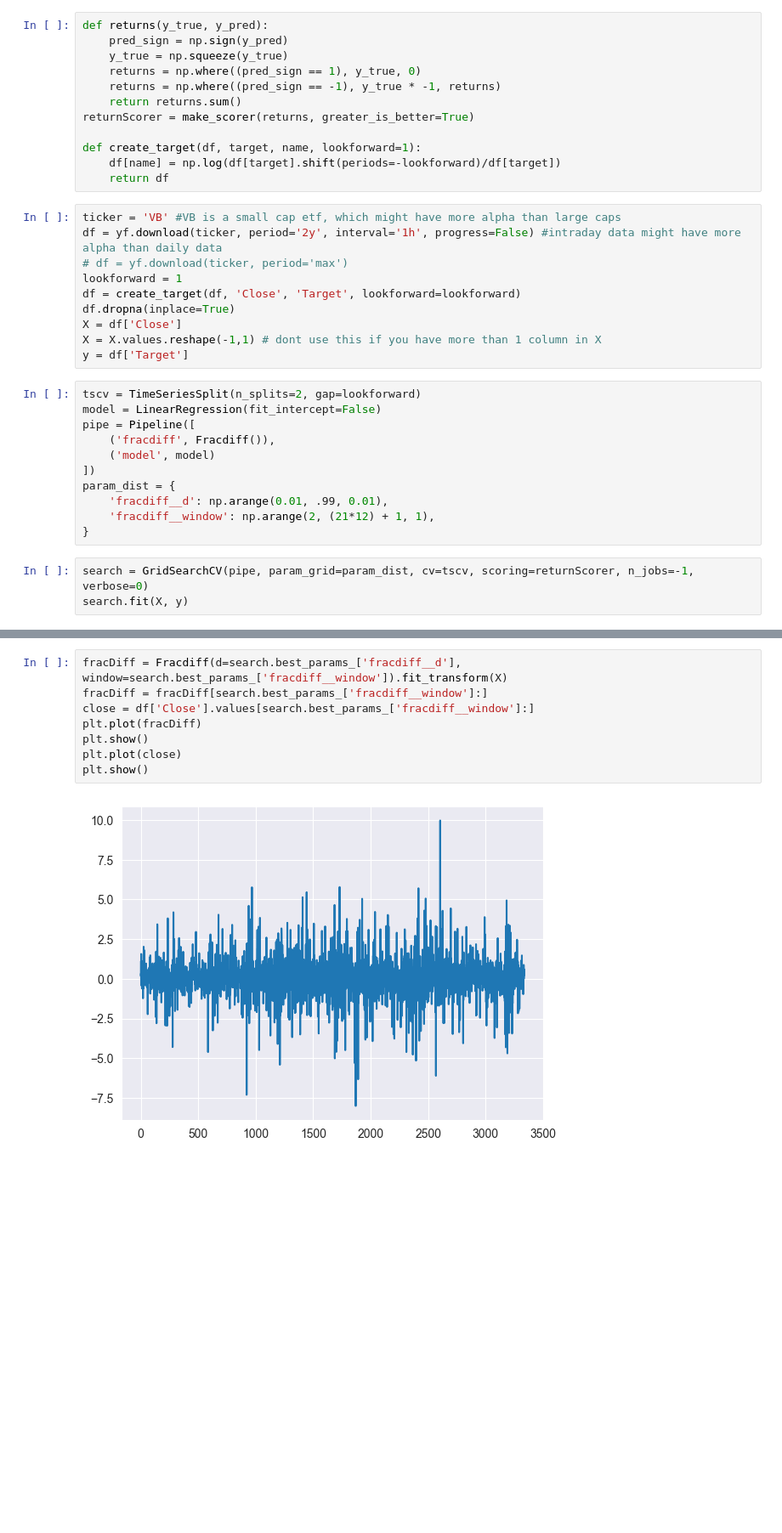
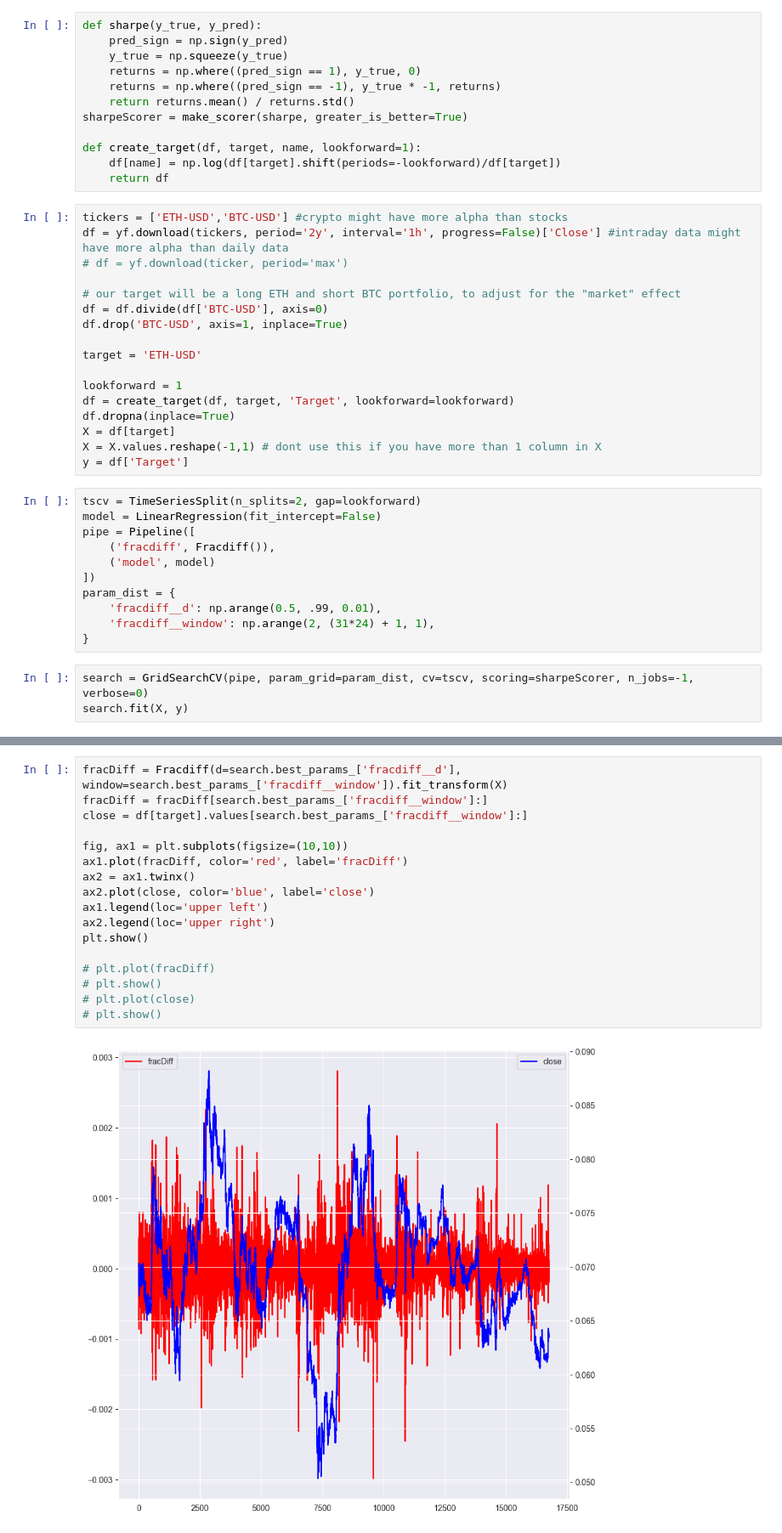
Before and after one commit to fracdiff/fracdiff, a Jupyter notebook: examples/Frac Diff Example.ipynb, the cells around one changed output, grey strips where cells are left out. Shown: that part at 85% size. Saved outputs shown, nothing was run; the diff lists cells and outputs as text; blank space fills up the shorter version.

```diff
--- a/examples/Frac Diff Example.ipynb
+++ b/examples/Frac Diff Example.ipynb
@@ -12,23 +16,30 @@ from sklearn.dummy import DummyRegressor
 # %%
-def returns(y_true, y_pred):
+def sharpe(y_true, y_pred):
     pred_sign = np.sign(y_pred)
     y_true = np.squeeze(y_true)
     returns = np.where((pred_sign == 1), y_true, 0)
     returns = np.where((pred_sign == -1), y_true * -1, returns)
-    return returns.sum()
-returnScorer = make_scorer(returns, greater_is_better=True)
+    return returns.mean() / returns.std()
+sharpeScorer = make_scorer(sharpe, greater_is_better=True)
 
 def create_target(df, target, name, lookforward=1):
     df[name] = np.log(df[target].shift(periods=-lookforward)/df[target])
     return df
 # %%
-ticker = 'VB' #VB is a small cap etf, which might have more alpha than large caps
-df = yf.download(ticker, period='2y', interval='1h', progress=False) #intraday data might have more alpha than daily data
+tickers = ['ETH-USD','BTC-USD'] #crypto might have more alpha than stocks
+df = yf.download(tickers, period='2y', interval='1h', progress=False)['Close'] #intraday data might have more alpha than daily data
 # df = yf.download(ticker, period='max')
+
+# our target will be a long ETH and short BTC portfolio, to adjust for the "market" effect
+df = df.divide(df['BTC-USD'], axis=0)
+df.drop('BTC-USD', axis=1, inplace=True)
+
+target = 'ETH-USD'
+
 lookforward = 1
-df = create_target(df, 'Close', 'Target', lookforward=lookforward)
+df = create_target(df, target, 'Target', lookforward=lookforward)
 df.dropna(inplace=True)
-X = df['Close']
+X = df[target]
 X = X.values.reshape(-1,1) # dont use this if you have more than 1 column in X
 y = df['Target']
 # %%
@@ -39,9 +50,9 @@ pipe = Pipeline([
     ('model', model)
 ])
 param_dist = {
-    'fracdiff__d': np.arange(0.01, .99, 0.01),
-    'fracdiff__window': np.arange(2, (21*12) + 1, 1),
+    'fracdiff__d': np.arange(0.5, .99, 0.01),
+    'fracdiff__window': np.arange(2, (31*24) + 1, 1),
 }
 # %%
-search = GridSearchCV(pipe, param_grid=param_dist, cv=tscv, scoring=returnScorer, n_jobs=-1, verbose=0)
+search = GridSearchCV(pipe, param_grid=param_dist, cv=tscv, scoring=sharpeScorer, n_jobs=-1, verbose=0)
 search.fit(X, y)
@@ -111,10 +134,19 @@ Std Dev returns: +/- 0.015627812388024347
 # %%
 fracDiff = Fracdiff(d=search.best_params_['fracdiff__d'], window=search.best_params_['fracdiff__window']).fit_transform(X)
 fracDiff = fracDiff[search.best_params_['fracdiff__window']:]
-close = df['Close'].values[search.best_params_['fracdiff__window']:]
-plt.plot(fracDiff)
+close = df[target].values[search.best_params_['fracdiff__window']:]
+
+fig, ax1 = plt.subplots(figsize=(10,10))
+ax1.plot(fracDiff, color='red', label='fracDiff')
+ax2 = ax1.twinx()
+ax2.plot(close, color='blue', label='close')
+ax1.legend(loc='upper left')
+ax2.legend(loc='upper right')
 plt.show()
-plt.plot(close)
-plt.show()
+
+# plt.plot(fracDiff)
+# plt.show()
+# plt.plot(close)
+# plt.show()
 # %% [output]
-[figure, old version]
+[figure, new version]
```
Also changed, not shown: parts of 8 cells of this notebook.
